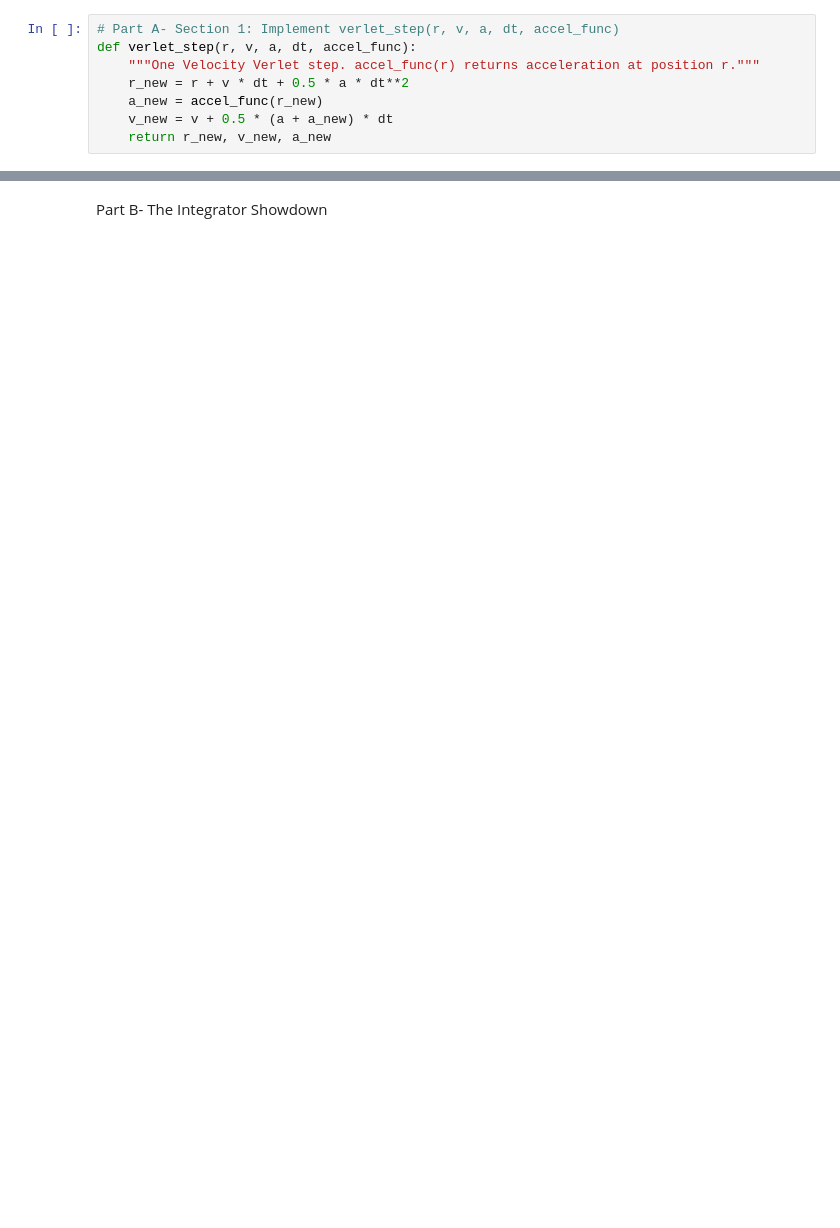
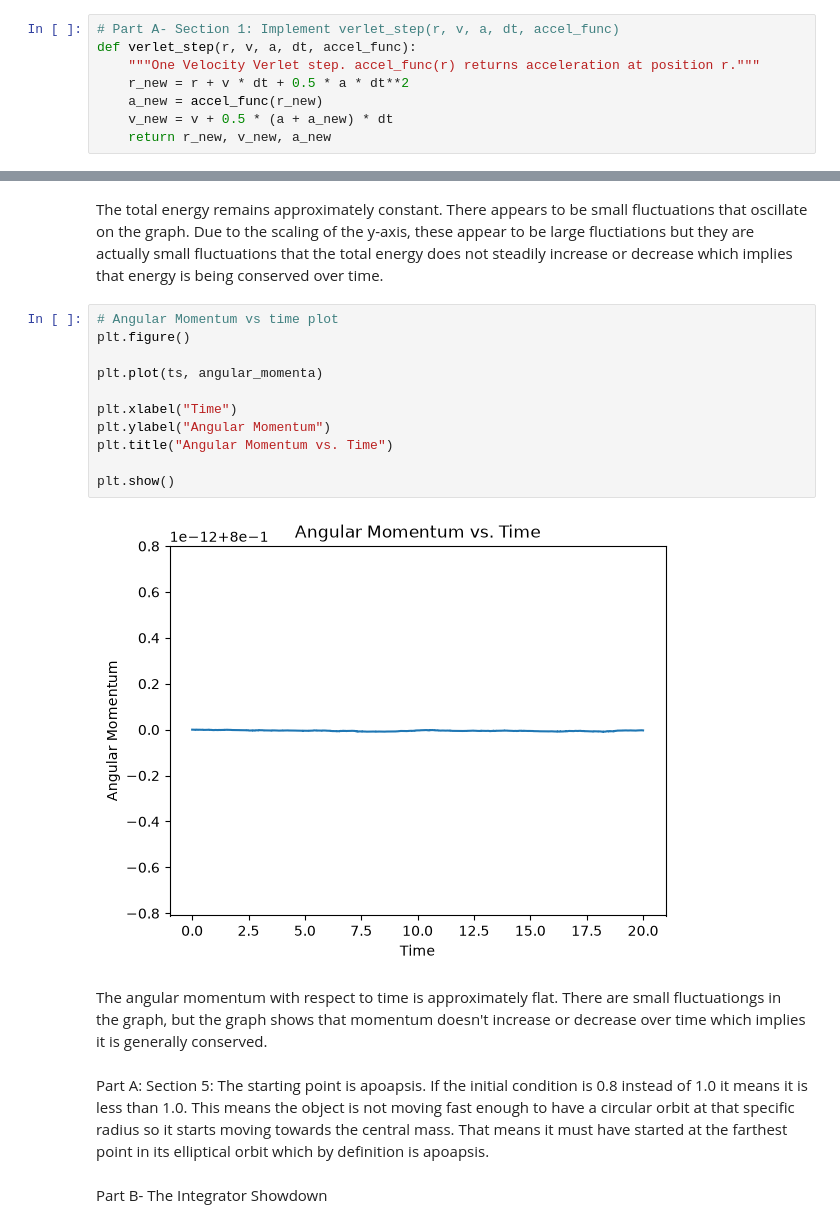
Before and after one commit to blannerd-png/phys311, a Jupyter notebook: labs/lab05/lab05_orbits.ipynb, the cells around one changed output, grey strips where cells are left out. Drawn from its saved outputs; the diff is of its cells as text; blank space fills up the shorter version.

```diff
--- a/labs/lab05/lab05_orbits.ipynb
+++ b/labs/lab05/lab05_orbits.ipynb
@@ -68,2 +107,22 @@ plt.show()
+# %% [markdown]
+The total energy remains approximately constant. There appears to be small fluctuations that oscillate on the graph. Due to the scaling of the y-axis, these appear to be large fluctiations but they are actually small fluctuations that the total energy does not steadily increase or decrease which implies that energy is being conserved over time.
+# %%
+# Angular Momentum vs time plot
+plt.figure()
+
+plt.plot(ts, angular_momenta)
+
+plt.xlabel("Time")
+plt.ylabel("Angular Momentum")
+plt.title("Angular Momentum vs. Time")
+
+plt.show()
+# %% [output]
+[figure, added]
+# %% [markdown]
+The angular momentum with respect to time is approximately flat. There are small fluctuationgs in the graph, but the graph shows that momentum doesn't increase or decrease over time which implies it is generally conserved.
+# %% [markdown]
+Part A: Section 5:
+The starting point is apoapsis. If the initial condition is 0.8 instead of 1.0 it means it is less than 1.0. This means the object is not moving fast enough to have a circular orbit at that specific radius so it starts moving towards the central mass. That means it must have started at the farthest point in its elliptical orbit which by definition is apoapsis.
 # %% [markdown]
 Part B- The Integrator Showdown
```
Also changed, not shown: parts of 40 cells of this notebook.
